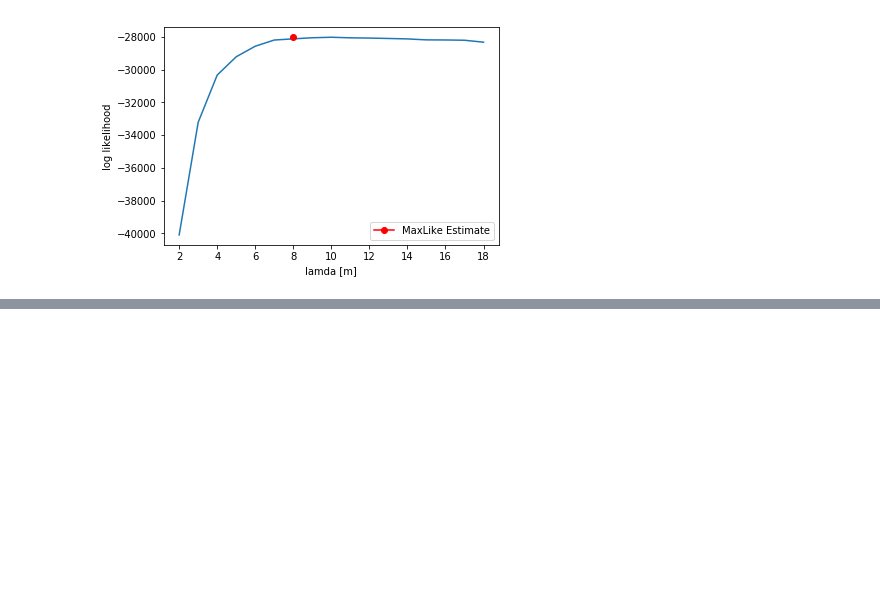
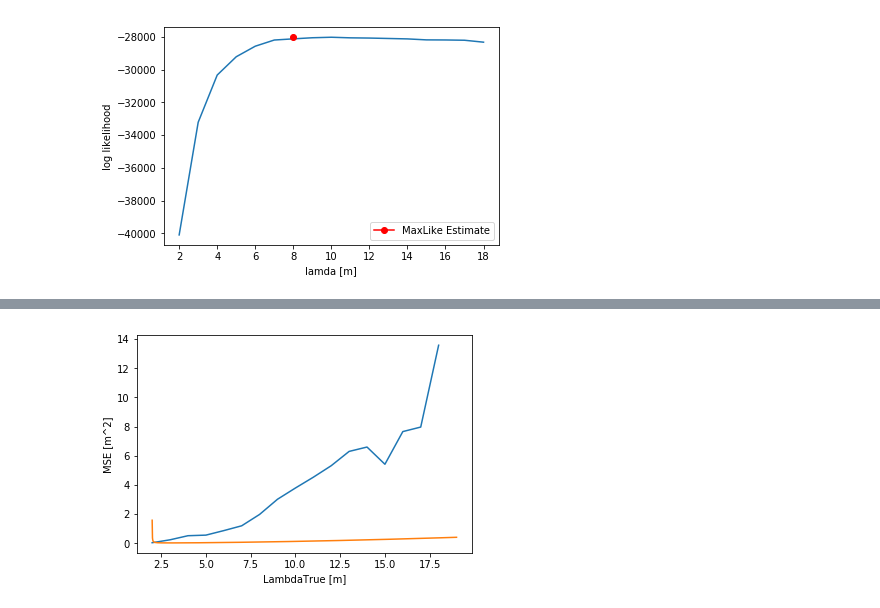
Before and after one commit to neonjoo/CS_2017-2018, a Jupyter notebook: CS_HW2_Ludo/cs_hw2_exercise3.ipynb, the cells around one changed output, grey strips where cells are left out. Saved outputs shown, nothing was run; the diff lists cells and outputs as text; code cells hidden in the pictures; blank space fills up the shorter version.

```diff
--- a/CS_HW2_Ludo/cs_hw2_exercise3.ipynb
+++ b/CS_HW2_Ludo/cs_hw2_exercise3.ipynb
@@ -155,0 +206,49 @@ NameError: name 'square_error' is not defined
+# %%
+from math import exp
+from math import log
+from math import sqrt
+
+import numpy as np
+import matplotlib.pyplot as plt
+
+num_of_trials = 1000
+num_of_samples = 100
+xmin = 1
+xmax = 20
+
+mean_squared_error = []
+max_like = []
+
+for lamda_true in range(2, 19):
+    mean_squared_error_tmp = 0
+    for k in range(num_of_samples):
+        for lamda in range(2, 19):
+            max_like_tmp = 0
+            sum_x = 0
+            for i in range(num_of_trials):
+                x = rand_exp_krz(lamda_true, xmin, xmax)
+                sum_x += x
+
+            z = lamda*(exp(-xmin/lamda)-exp(-xmax/lamda))
+            max_like_tmp = -sum_x/lamda -num_of_trials*log(z) #use logarithms
+            max_like.append(max_like_tmp)
+
+        mean_squared_error_tmp += (max_like.index(max(max_like)) + 2 - lamda_true)**2
+        del max_like[:]
+
+    mean_squared_error_tmp/=num_of_samples
+    mean_squared_error.append(mean_squared_error_tmp)
+
+
+cramers_bound = []
+lam = np.linspace(2, 19, 1000)
+for i in range(1000):
+    cramers_bound.append(1/(num_of_trials*fisher_information(xmin, xmax, lam[i])))
+
+plt.plot(range(2, 19), mean_squared_error)
+plt.plot(lam, cramers_bound)
+plt.xlabel('LambdaTrue [m]')
+plt.ylabel('MSE [m^2]')
+plt.show()
+# %% [output]
+[figure, added]
```
Also changed, not shown: parts of 6 cells of this notebook.
